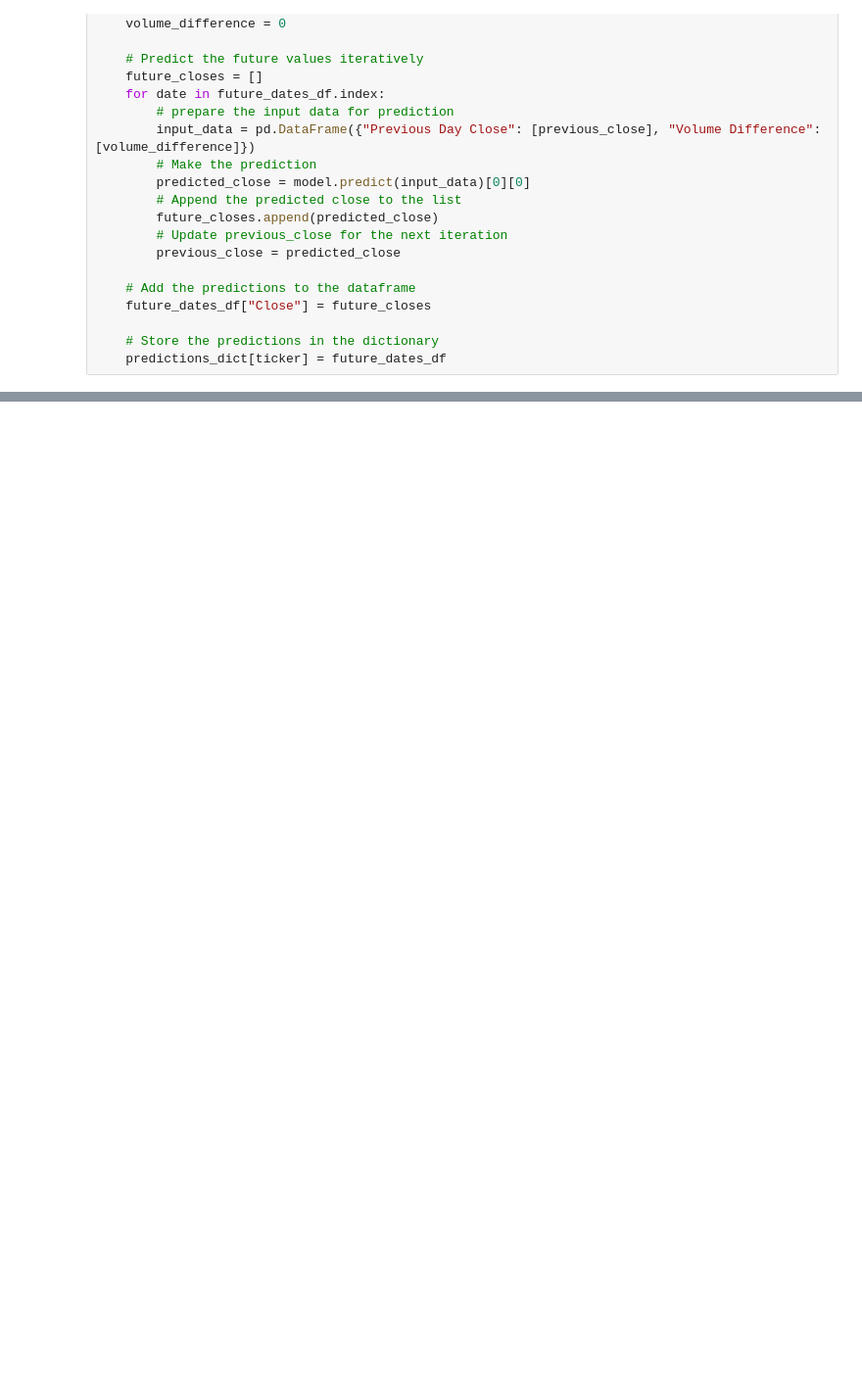
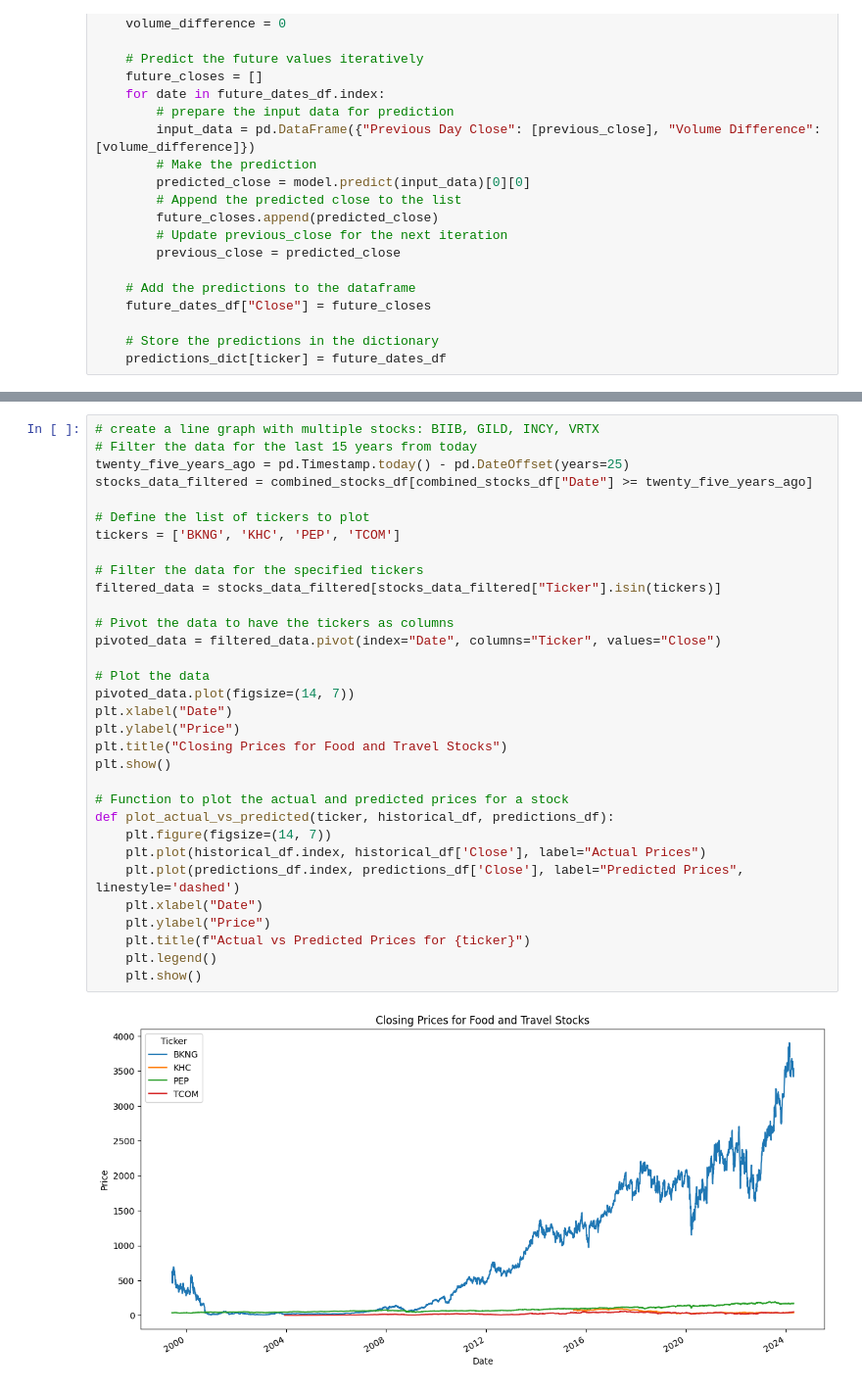
Before and after one commit to cailahanus/stockmarket-machinelearningproject, a Jupyter notebook: Notebooks/stock_prediction_15yr.ipynb, the cells around one changed output, grey strips where cells are left out. Shown at 98% size. Cells and saved outputs as stored; diff of their text form; blank space fills up the shorter version.

Commit message:
add charts for the 15yr predictions

```diff
--- a/Notebooks/stock_prediction_15yr.ipynb
+++ b/Notebooks/stock_prediction_15yr.ipynb
@@ -232,0 +306,34 @@ def plot_actual_vs_predicted(ticker, historical_df, predictions_df):
+# %%
+# create a line graph with multiple stocks: BIIB, GILD, INCY, VRTX
+# Filter the data for the last 15 years from today
+twenty_five_years_ago = pd.Timestamp.today() - pd.DateOffset(years=25)
+stocks_data_filtered = combined_stocks_df[combined_stocks_df["Date"] >= twenty_five_years_ago]
+
+# Define the list of tickers to plot
+tickers = ['BKNG', 'KHC', 'PEP', 'TCOM']
+
+# Filter the data for the specified tickers
+filtered_data = stocks_data_filtered[stocks_data_filtered["Ticker"].isin(tickers)]
+
+# Pivot the data to have the tickers as columns
+pivoted_data = filtered_data.pivot(index="Date", columns="Ticker", values="Close")
+
+# Plot the data
+pivoted_data.plot(figsize=(14, 7))
+plt.xlabel("Date")
+plt.ylabel("Price")
+plt.title("Closing Prices for Food and Travel Stocks")
+plt.show()
+
+# Function to plot the actual and predicted prices for a stock
+def plot_actual_vs_predicted(ticker, historical_df, predictions_df):
+    plt.figure(figsize=(14, 7))
+    plt.plot(historical_df.index, historical_df['Close'], label="Actual Prices")
+    plt.plot(predictions_df.index, predictions_df['Close'], label="Predicted Prices", linestyle='dashed')
+    plt.xlabel("Date")
+    plt.ylabel("Price")
+    plt.title(f"Actual vs Predicted Prices for {ticker}")
+    plt.legend()
+    plt.show()
+# %% [output]
+[figure, added]
```
Also changed, not shown: parts of 11 cells of this notebook.
